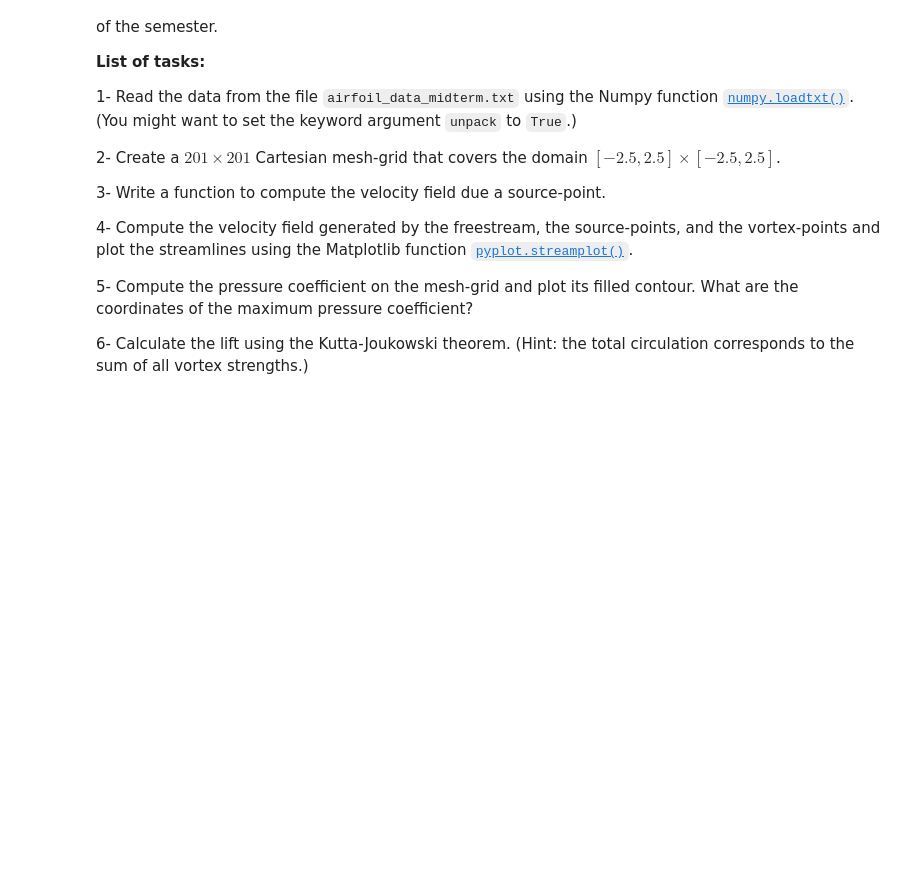
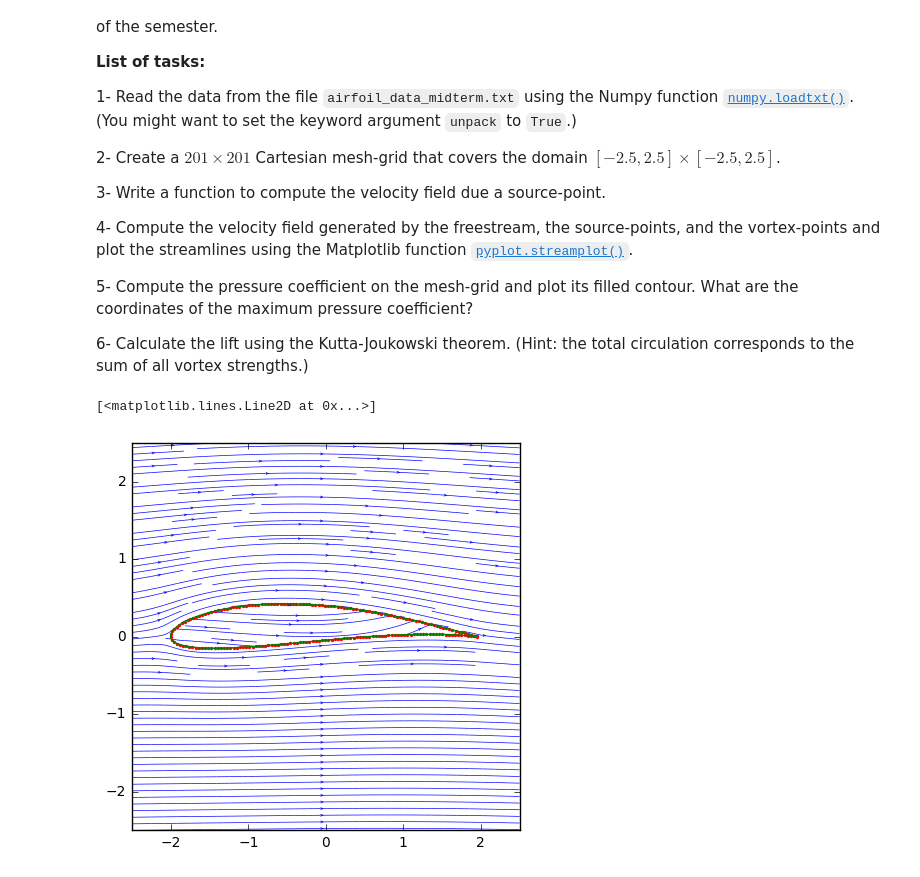
Before and after one commit to iamisrapel/MAE6226, a Jupyter notebook: midterm/midterm.ipynb, the cells around one changed output. Saved outputs shown, nothing was run; the diff lists cells and outputs as text; code cells hidden in the pictures; blank space fills up the shorter version.

```diff
--- a/midterm/midterm.ipynb
+++ b/midterm/midterm.ipynb
@@ -495,17 +495,17 @@ Well, they are the solution from a source-vortex panel method that we are going
 6- Calculate the lift using the Kutta-Joukowski theorem. (Hint: the total circulation corresponds to the sum of all vortex strengths.)
 # %%
 data_file = numpy.loadtxt('./airfoil_data_midterm.txt',unpack=True)
-x_source = data_file[:,0]
-y_source = data_file[:,1]
-source_strength = data_file[:,2]
-vortex_strength = data_file[:,3]
+x_source = data_file[0,:]
+y_source = data_file[1,:]
+source_strength = data_file[2,:]
+vortex_strength = data_file[3,:]
 
 X=numpy.linspace(-2.5,2.5,201)
 Y=numpy.linspace(-2.5,2.5,201)
 X,Y=numpy.meshgrid(X,Y)
 # %%
 # Write your function in this cell.
-def get_velocity(strength, xs, ys, X, Y):
+def get_velocity_source(strength, xs, ys, X, Y):
     """Returns the velocity field generated by a source/sink.
 
     Arguments
@@ -518,5 +518,41 @@ def get_velocity(strength, xs, ys, X, Y):
     v = strength/(2*numpy.pi)*(Y-ys)/((X-xs)**2+(Y-ys)**2)
 
     return u, v
+
+def get_stream_function_source(strength, xs, ys, X, Y):
+    """Returns the stream-function generated by a source/sink.
+
+    Arguments
+    ---------
+    strength -- strength of the source/sink.
+    xs, ys -- coordinates of the source/sink.
+    X, Y -- mesh grid.
+    """
+    psi = strength/(2*numpy.pi)*numpy.arctan2((Y-ys), (X-xs))
+
+    return psi
+# %%
+u_all = 0
+v_all = 0
+
+for i in range(len(x_source)):
+    u_source,v_source=get_velocity_source(source_strength[i],x_source[i],y_source[i],X,Y)
+    u_vortex,v_vortex = get_velocity_vortex(vortex_strength[i],x_source[i],y_source[i],X,Y)
+
+    u_all = u_all + u_source + u_vortex
+    v_all = v_all + v_source + v_vortex
+# %%
+u_all=u_all+1
+v_all=v_all+0
+# %%
+pyplot.figure(figsize=(5,5))
+pyplot.xlim(-2.5, 2.5)
+pyplot.ylim(-2.5, 2.5)
+pyplot.streamplot(X, Y, u_all, v_all, density=2, linewidth=0.5, arrowsize=0.5, arrowstyle='->')
+pyplot.scatter(x_source, y_source, color='r', s=2)
+pyplot.plot(x_source,y_source)
+# %% [output]
+[<matplotlib.lines.Line2D at 0x...>]
+[figure, added]
 # %%
 # Use this cell to provide the rest of the code.
```
Also changed, not shown: parts of 4 cells of this notebook.
